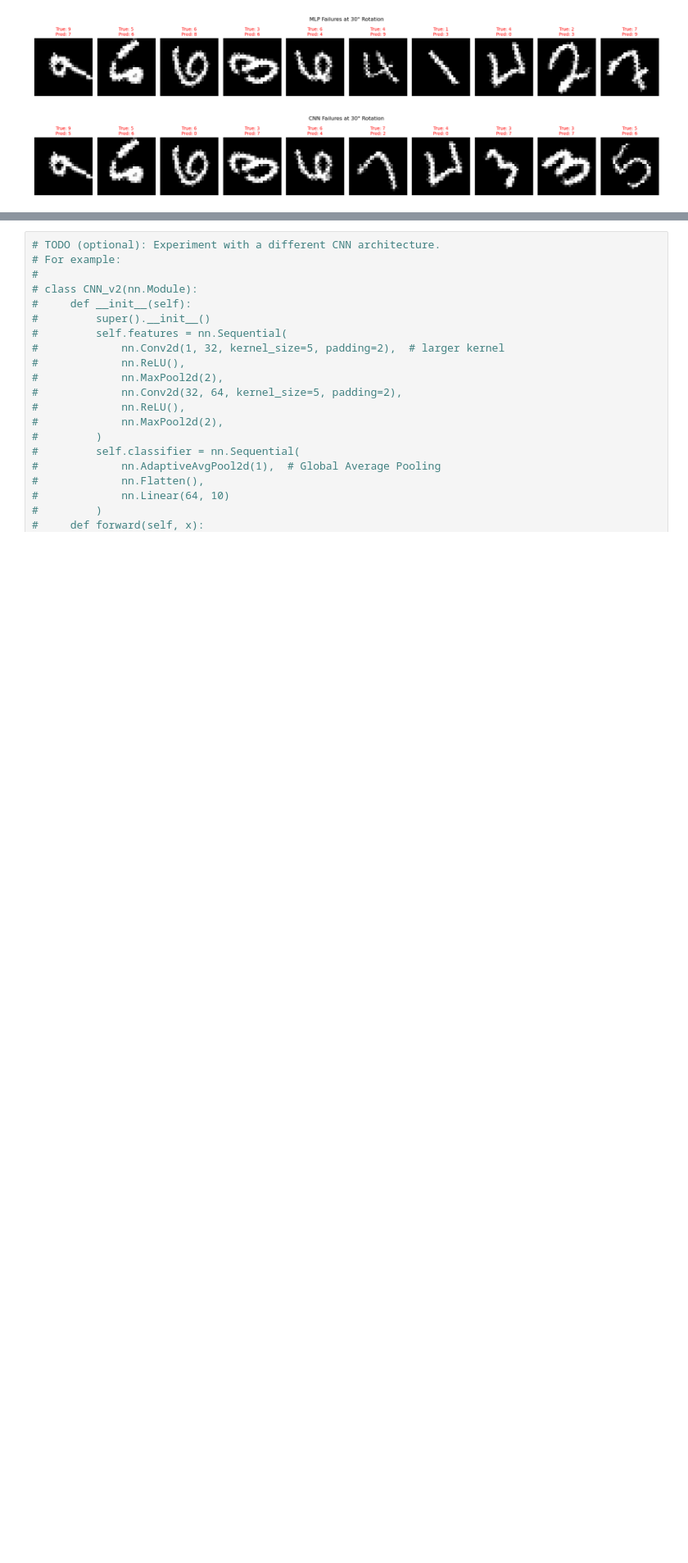
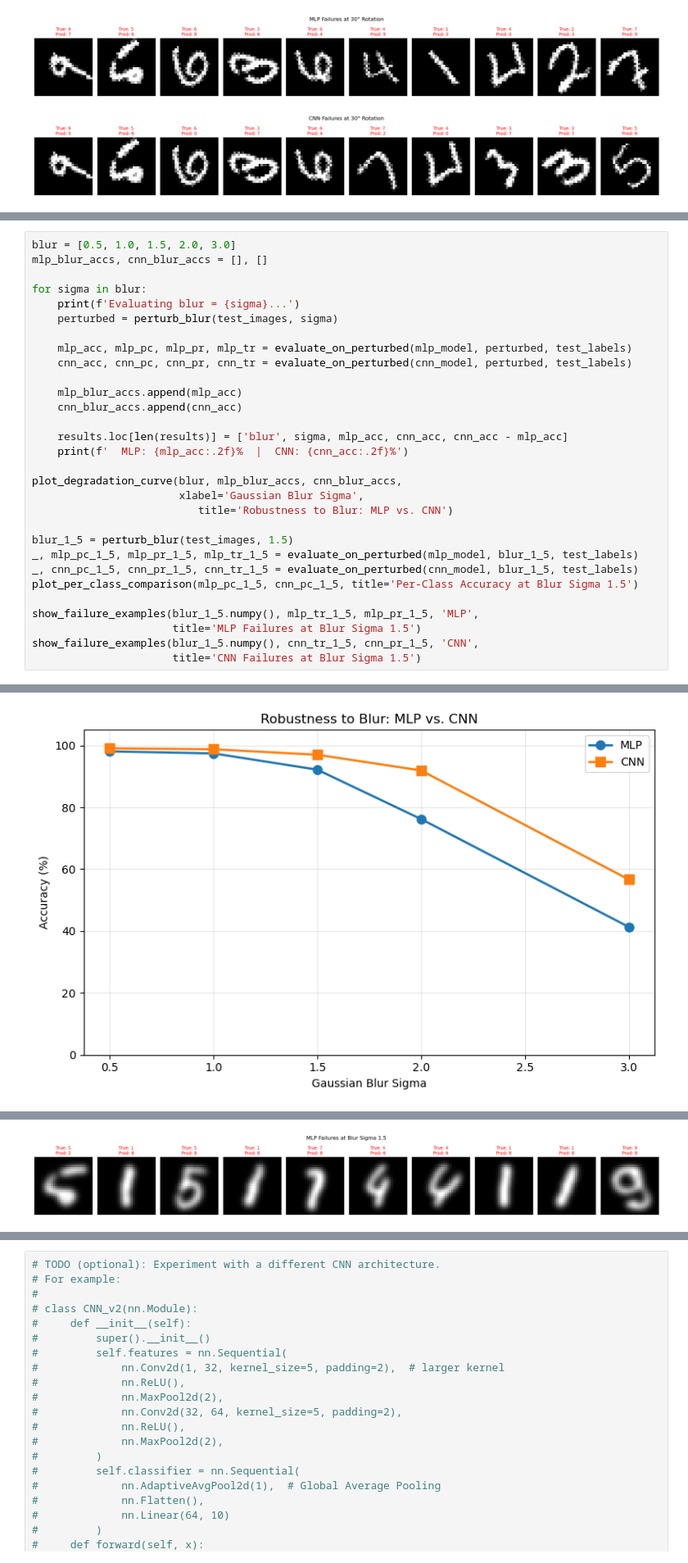
Before and after one commit to Nils-Wagnr/DeepLearning, a Jupyter notebook: RQ2 (Woche4)/RQ2_Template.ipynb, the cells around one changed output, grey strips where cells are left out. Shown at 82% size. Drawn from its saved outputs; the diff is of its cells as text; blank space fills up the shorter version.

```diff
--- a/RQ2 (Woche4)/RQ2_Template.ipynb
+++ b/RQ2 (Woche4)/RQ2_Template.ipynb
@@ -674,2 +724,33 @@ pass
 
 TODO: Choose your fourth perturbation type. Remember: at least one should be creative/hand-drawn!
+# %%
+blur = [0.5, 1.0, 1.5, 2.0, 3.0]
+mlp_blur_accs, cnn_blur_accs = [], []
+
+for sigma in blur:
+    print(f'Evaluating blur = {sigma}...')
+    perturbed = perturb_blur(test_images, sigma)
+
+    mlp_acc, mlp_pc, mlp_pr, mlp_tr = evaluate_on_perturbed(mlp_model, perturbed, test_labels)
+    cnn_acc, cnn_pc, cnn_pr, cnn_tr = evaluate_on_perturbed(cnn_model, perturbed, test_labels)
+
+    mlp_blur_accs.append(mlp_acc)
+    cnn_blur_accs.append(cnn_acc)
+
+    results.loc[len(results)] = ['blur', sigma, mlp_acc, cnn_acc, cnn_acc - mlp_acc]
+    print(f'  MLP: {mlp_acc:.2f}%  |  CNN: {cnn_acc:.2f}%')
+
+plot_degradation_curve(blur, mlp_blur_accs, cnn_blur_accs,
+                       xlabel='Gaussian Blur Sigma',
+                          title='Robustness to Blur: MLP vs. CNN')
+
+blur_1_5 = perturb_blur(test_images, 1.5)
+_, mlp_pc_1_5, mlp_pr_1_5, mlp_tr_1_5 = evaluate_on_perturbed(mlp_model, blur_1_5, test_labels)
+_, cnn_pc_1_5, cnn_pr_1_5, cnn_tr_1_5 = evaluate_on_perturbed(cnn_model, blur_1_5, test_labels)
+plot_per_class_comparison(mlp_pc_1_5, cnn_pc_1_5, title='Per-Class Accuracy at Blur Sigma 1.5')
+
+show_failure_examples(blur_1_5.numpy(), mlp_tr_1_5, mlp_pr_1_5, 'MLP',
+                      title='MLP Failures at Blur Sigma 1.5')
+show_failure_examples(blur_1_5.numpy(), cnn_tr_1_5, cnn_pr_1_5, 'CNN',
+                      title='CNN Failures at Blur Sigma 1.5')
+# %% [output]
@@ -675,0 +767 @@ TODO: Choose your fourth perturbation type. Remember: at least one should be cre
+[figure, added]
@@ -675,0 +769 @@ TODO: Choose your fourth perturbation type. Remember: at least one should be cre
+[figure, added]
```
Also changed, not shown: parts of 23 cells of this notebook, 11 other files.
